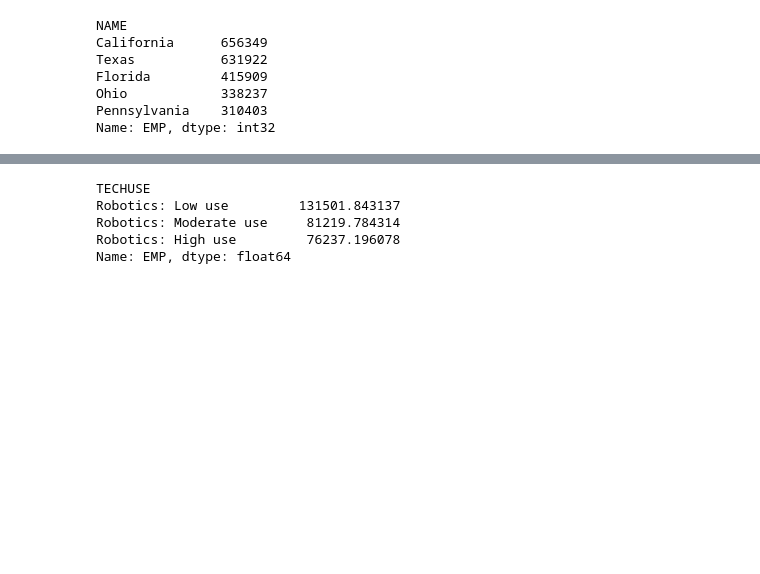
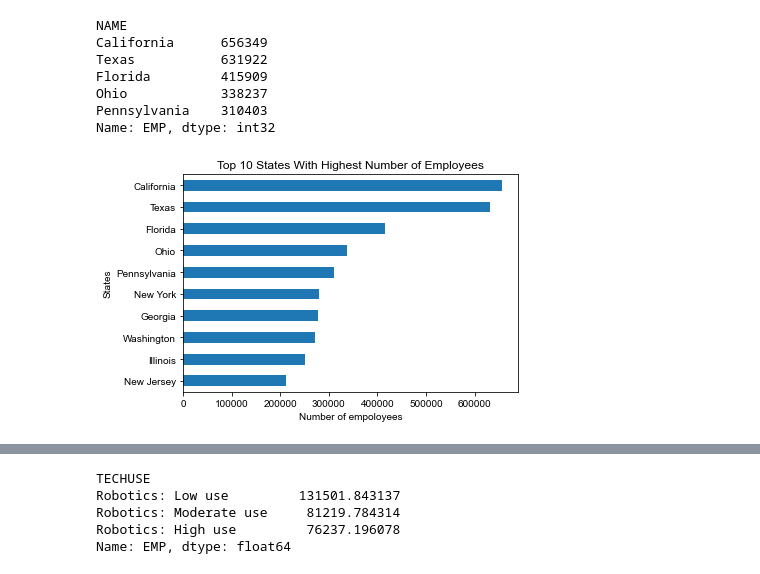
Before and after one commit to OnionYams/M8-Assess, a Jupyter notebook: mikhaela_analysis.ipynb, the cells around one changed output, grey strips where cells are left out. Saved outputs shown, nothing was run; the diff lists cells and outputs as text; code cells hidden in the pictures; blank space fills up the shorter version.

```diff
--- a/mikhaela_analysis.ipynb
+++ b/mikhaela_analysis.ipynb
@@ -132,3 +118,14 @@ Florida         415909
 Ohio            338237
 Pennsylvania    310403
 Name: EMP, dtype: int32
+# %%
+#creating a graph of the states with the highest number of employees
+ax = emp_state[:10].plot(x='NAME', kind="barh")
+sns.set(style="white")
+plt.title('Top 10 States With Highest Number of Employees')
+plt.xlabel('Number of empoloyees')
+plt.ylabel('States')
+plt.gca().invert_yaxis()
+plt.show()
+# %% [output]
+[figure, added]
```
Also changed, not shown: parts of 22 cells of this notebook.
